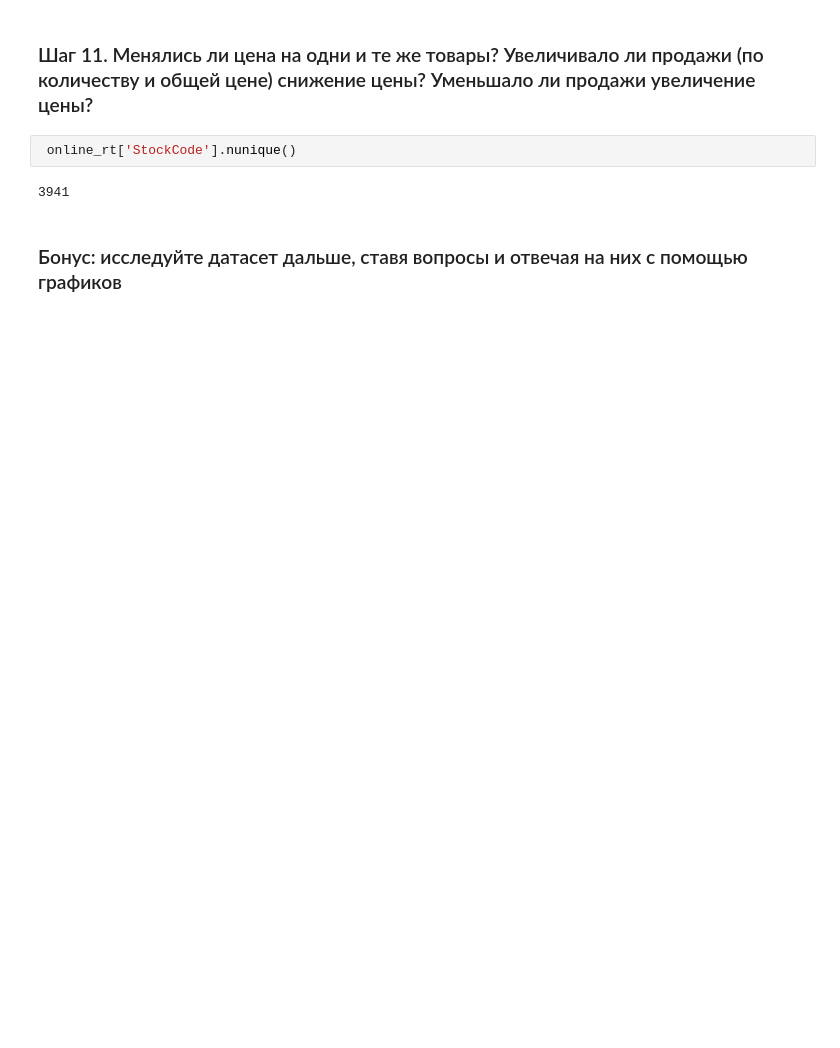
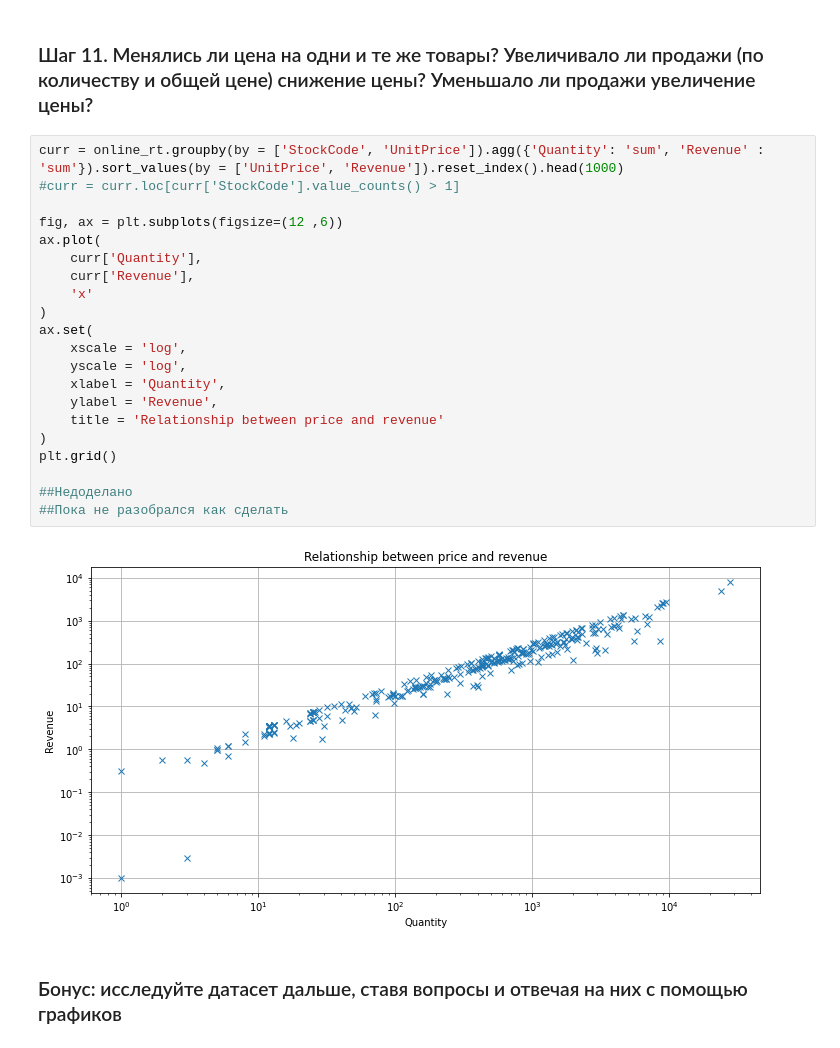
Before and after one commit to SSanchay/SSanchay, a Jupyter notebook: Exploratory data analysis/vis-02.ipynb, the cells around one changed output. Cells and saved outputs as stored; diff of their text form; blank space fills up the shorter version.

```diff
--- a/Exploratory data analysis/vis-02.ipynb
+++ b/Exploratory data analysis/vis-02.ipynb
@@ -122,8 +134,27 @@ ax.set(
 # %% [markdown]
 ### Шаг 11. Менялись ли цена на одни и те же товары? Увеличивало ли продажи (по количеству и общей цене) снижение цены? Уменьшало ли продажи увеличение цены?
-# %%
- online_rt['StockCode'].nunique()
-# %% [output]
-3941
+# %%
+curr = online_rt.groupby(by = ['StockCode', 'UnitPrice']).agg({'Quantity': 'sum', 'Revenue' : 'sum'}).sort_values(by = ['UnitPrice', 'Revenue']).reset_index().head(1000)
+#curr = curr.loc[curr['StockCode'].value_counts() > 1]
+
+fig, ax = plt.subplots(figsize=(12 ,6))
+ax.plot(
+    curr['Quantity'],
+    curr['Revenue'],
+    'x'
+)
+ax.set(
+    xscale = 'log',
+    yscale = 'log',
+    xlabel = 'Quantity',
+    ylabel = 'Revenue',
+    title = 'Relationship between price and revenue'
+)
+plt.grid()
+
+##Недоделано
+##Пока не разобрался как сделать
+# %% [output]
+[figure, added]
 # %% [markdown]
 ### Бонус: исследуйте датасет дальше, ставя вопросы и отвечая на них с помощью графиков
```
Also changed, not shown: parts of 4 cells of this notebook, 3 other files.
